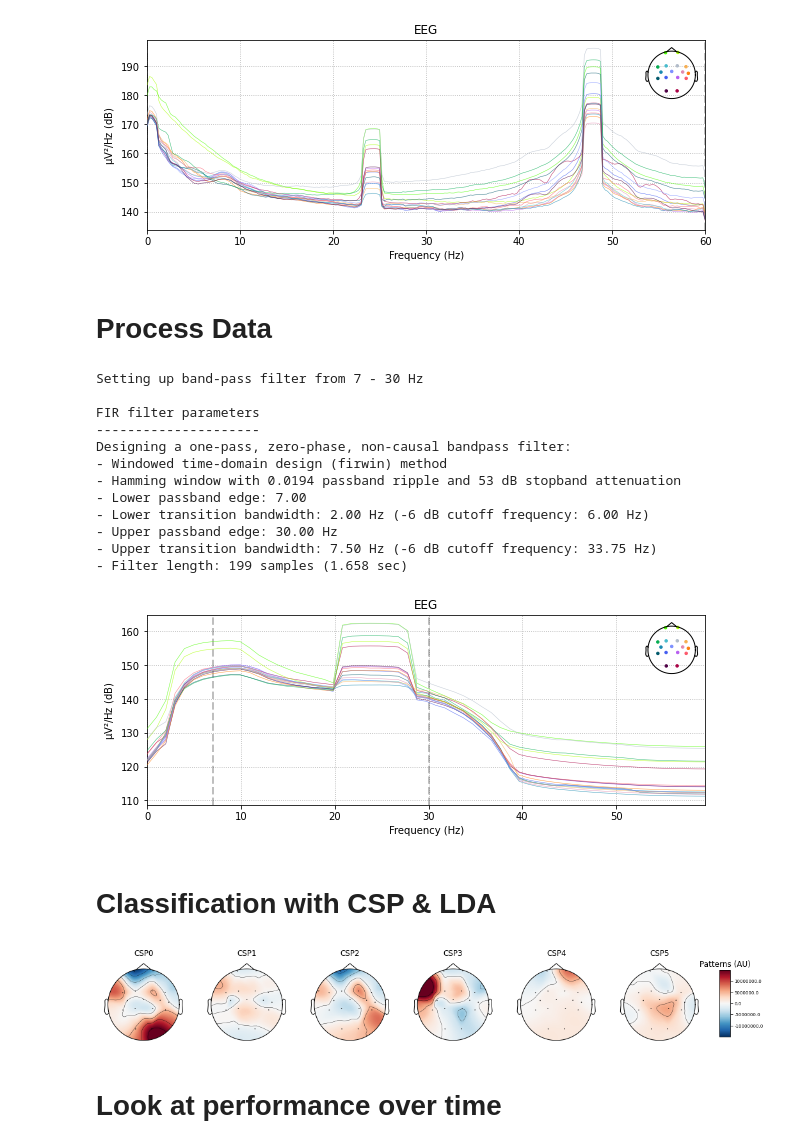
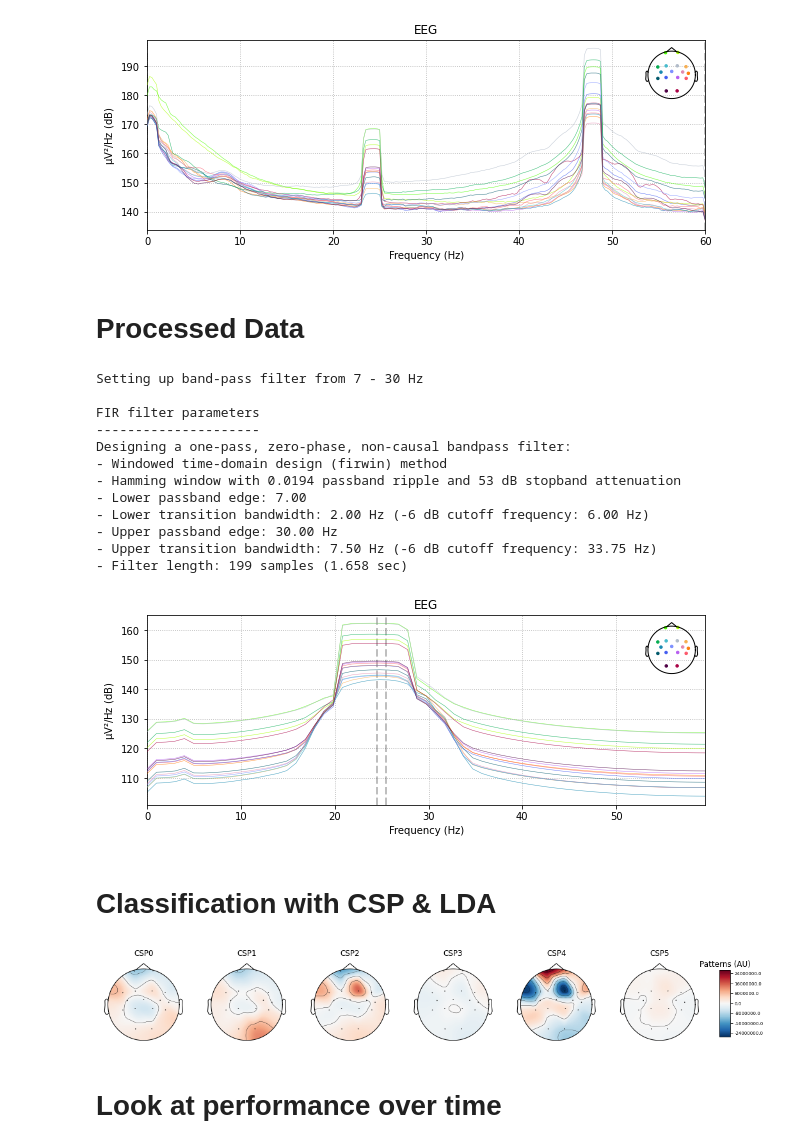
Before and after one commit to evyatarluv/bci4als, a Jupyter notebook: examples/notebooks/csp_lda.ipynb, the cells around one changed output. Drawn from its saved outputs; the diff is of its cells as text; code cells hidden in the pictures.

```diff
--- a/examples/notebooks/csp_lda.ipynb
+++ b/examples/notebooks/csp_lda.ipynb
@@ -22,17 +24,28 @@ mne.set_log_level(verbose=False)
 # %%
-# recordings_path = 'recordings'
-# recordings_path = 'examples'
+ADI = 0
+AVI = 1
+example = ADI
+
+if example == ADI:
+    subject = 'adi'
+    session_id = '6'
+    num_channels = 16
+
+if example == AVI:
+    subject = 'avi'
+    session_id = '1'
+    num_channels = 16
+
 recordings_path = '../recordings'
-# subject = 'avi'
-# session_id = '1'
-subject = 'adi'
-session_id = '6'
 labels_path = os.path.join(recordings_path, subject, session_id, 'labels.csv')
 trials_path = os.path.join(recordings_path, subject, session_id, 'trials.pickle')
 
 # load data
 labels = pd.read_csv(labels_path, header=None).to_numpy().squeeze()
 trials: List[DataFrame] = pickle.load(open(trials_path, 'rb'))
+
+# trim trials
+trials = [trial.iloc[:, :num_channels] for trial in trials]
 
 # convert data to mne.Raw
 ch_names = list(trials[0].columns)
@@ -57,30 +71,30 @@ epochs.plot_psd();
 # %% [output]
 [figure]
 # %% [markdown]
-# Process Data
+# Processed Data
 # %%
 # Apply band-pass filter
 epochs.filter(7., 30., fir_design='firwin', skip_by_annotation='edge', verbose=True)
 
 # apply notch filter at 25
-# epochs.filter(24.5, 25.5, fir_design='firwin', skip_by_annotation='edge')
+epochs.filter(24.5, 25.5, fir_design='firwin', skip_by_annotation='edge')
 
 epochs_train = epochs.copy().crop(tmin=0.5, tmax=1.5)
 epochs_train.plot_psd();
 # %% [output]
 Setting up band-pass filter from 7 - 30 Hz
 
 FIR filter parameters
 ---------------------
 Designing a one-pass, zero-phase, non-causal bandpass filter:
 - Windowed time-domain design (firwin) method
 - Hamming window with 0.0194 passband ripple and 53 dB stopband attenuation
 - Lower passband edge: 7.00
 - Lower transition bandwidth: 2.00 Hz (-6 dB cutoff frequency: 6.00 Hz)
 - Upper passband edge: 30.00 Hz
 - Upper transition bandwidth: 7.50 Hz (-6 dB cutoff frequency: 33.75 Hz)
 - Filter length: 199 samples (1.658 sec)
-[figure, old version]
+[figure, new version]
 # %% [markdown]
 # Classification with CSP & LDA
 # %%
@@ -104,7 +118,7 @@ csp.fit_transform(epochs_data, labels)
 
 csp.plot_patterns(epochs.info, ch_type='eeg', units='Patterns (AU)', size=1.5);
 # %% [output]
-[figure, old version]
+[figure, new version]
 # %% [markdown]
 # Look at performance over time
 # %%
```
Also changed, not shown: parts of 4 cells of this notebook, 3 other files.
